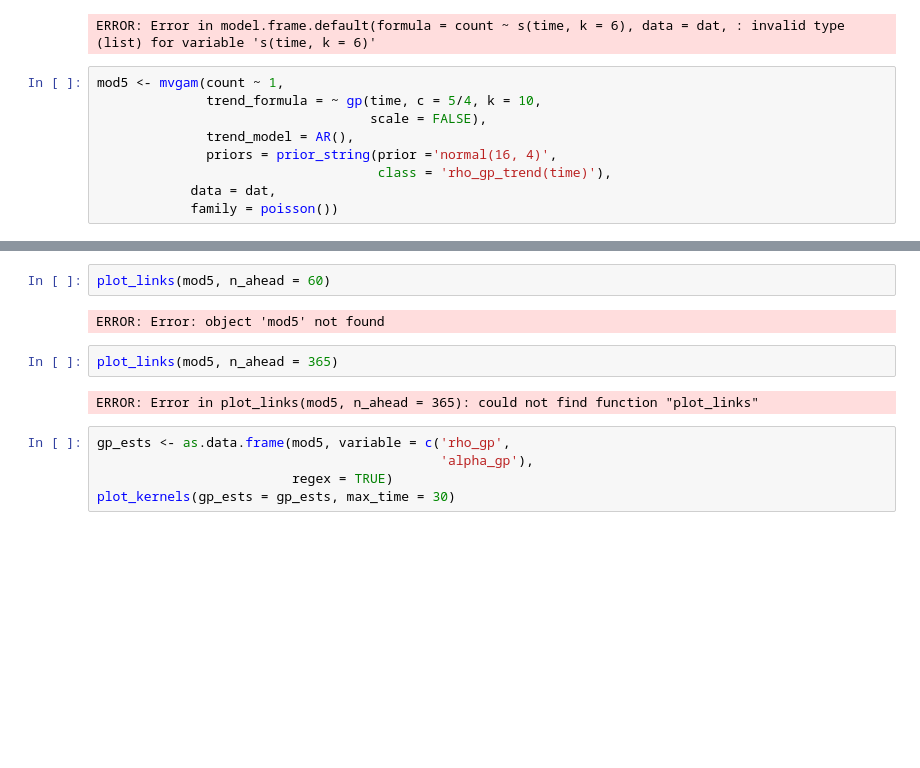
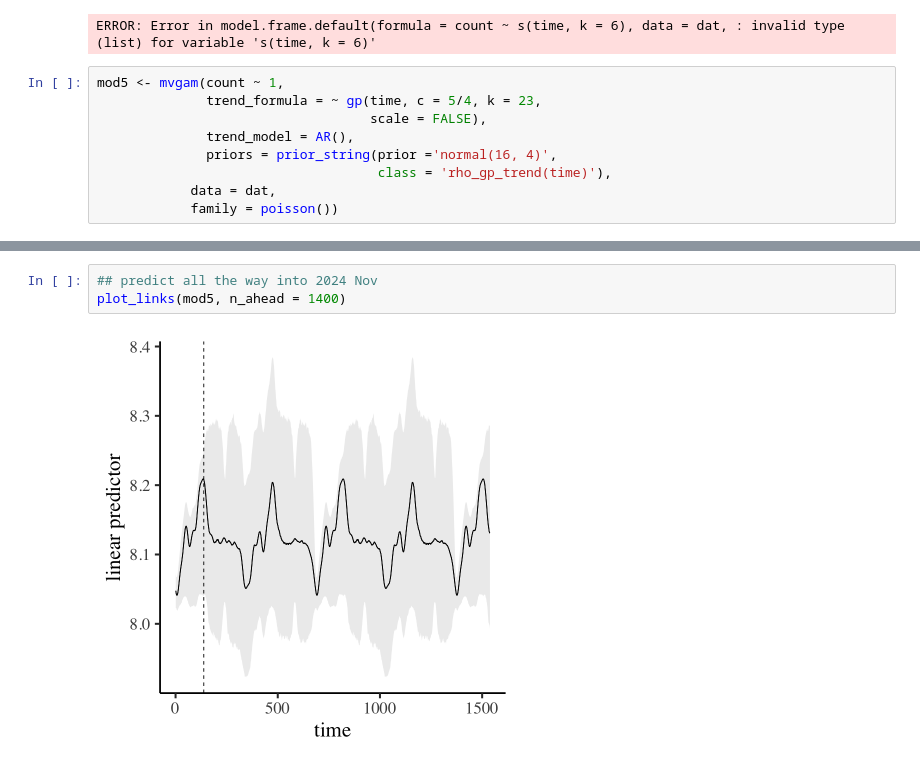
Before and after one commit to Daniel-GIT-CONTRIBUTE/ADVML_PROJECT, a Jupyter notebook: Untitled.ipynb, the cells around one changed output, grey strips where cells are left out. Cells and saved outputs as stored; diff of their text form; blank space fills up the shorter version.

Commit message:
first step to cleaning up data

```diff
--- a/Untitled.ipynb
+++ b/Untitled.ipynb
@@ -138,7 +109,7 @@ small_check(mod1)
 ERROR: Error in model.frame.default(formula = count ~ s(time, k = 6), data = dat, : invalid type (list) for variable 's(time, k = 6)'
 # %%
 mod5 <- mvgam(count ~ 1,
-              trend_formula = ~ gp(time, c = 5/4, k = 10,
+              trend_formula = ~ gp(time, c = 5/4, k = 23,
                                    scale = FALSE),
               trend_model = AR(),
               priors = prior_string(prior ='normal(16, 4)',
@@ -154,13 +152,5 @@ ERROR: Error: object 'mod5' not found
 # %%
-plot_links(mod5, n_ahead = 60)
+## predict all the way into 2024 Nov
+plot_links(mod5, n_ahead = 1400)
 # %% [output]
-ERROR: Error: object 'mod5' not found
+[figure, added]
-# %%
-plot_links(mod5, n_ahead = 365)
-# %% [output]
-ERROR: Error in plot_links(mod5, n_ahead = 365): could not find function "plot_links"
-# %%
-gp_ests <- as.data.frame(mod5, variable = c('rho_gp',
-                                            'alpha_gp'),
-                         regex = TRUE)
-plot_kernels(gp_ests = gp_ests, max_time = 30)
```
Also changed, not shown: parts of 15 cells of this notebook, 2 other files.
